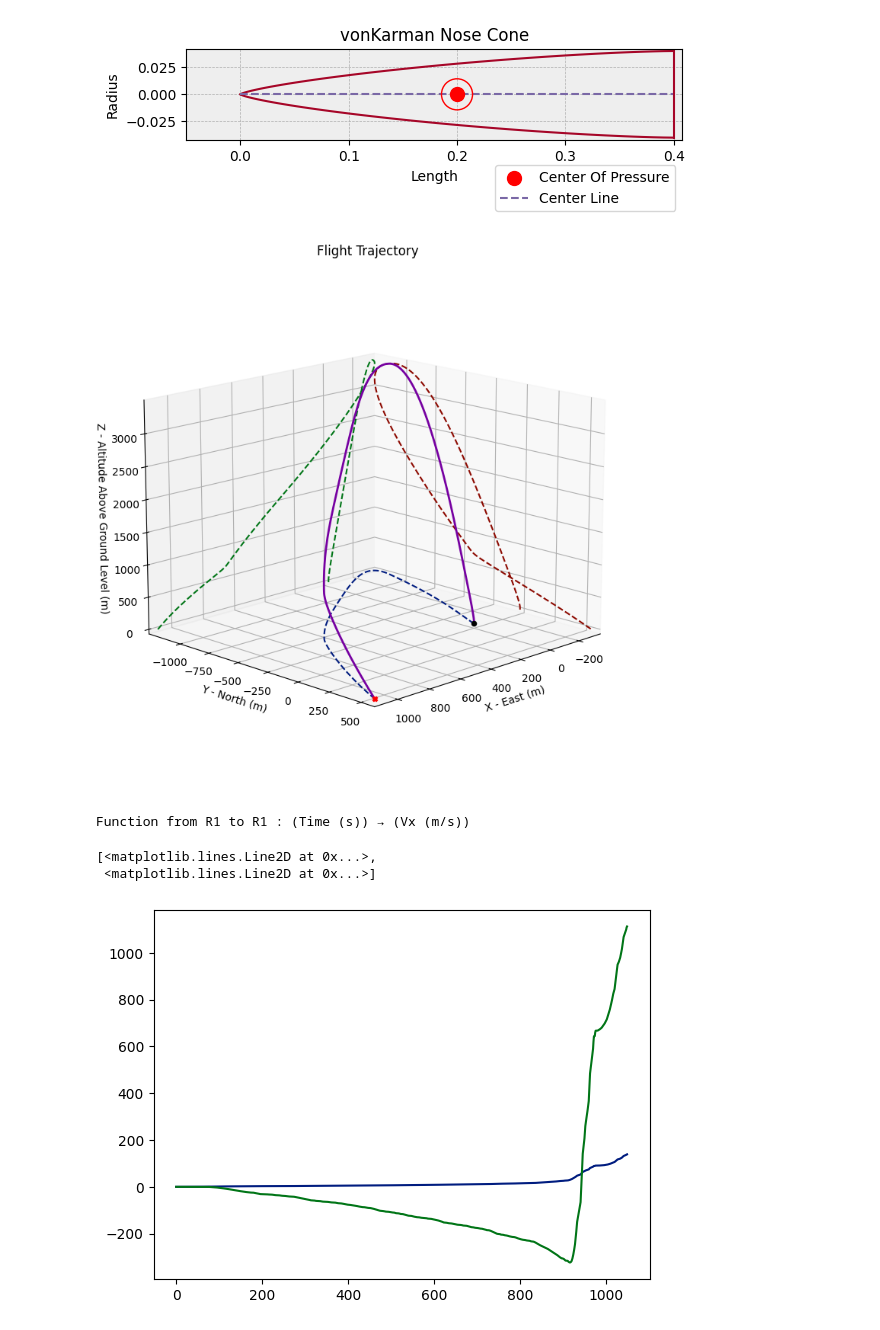
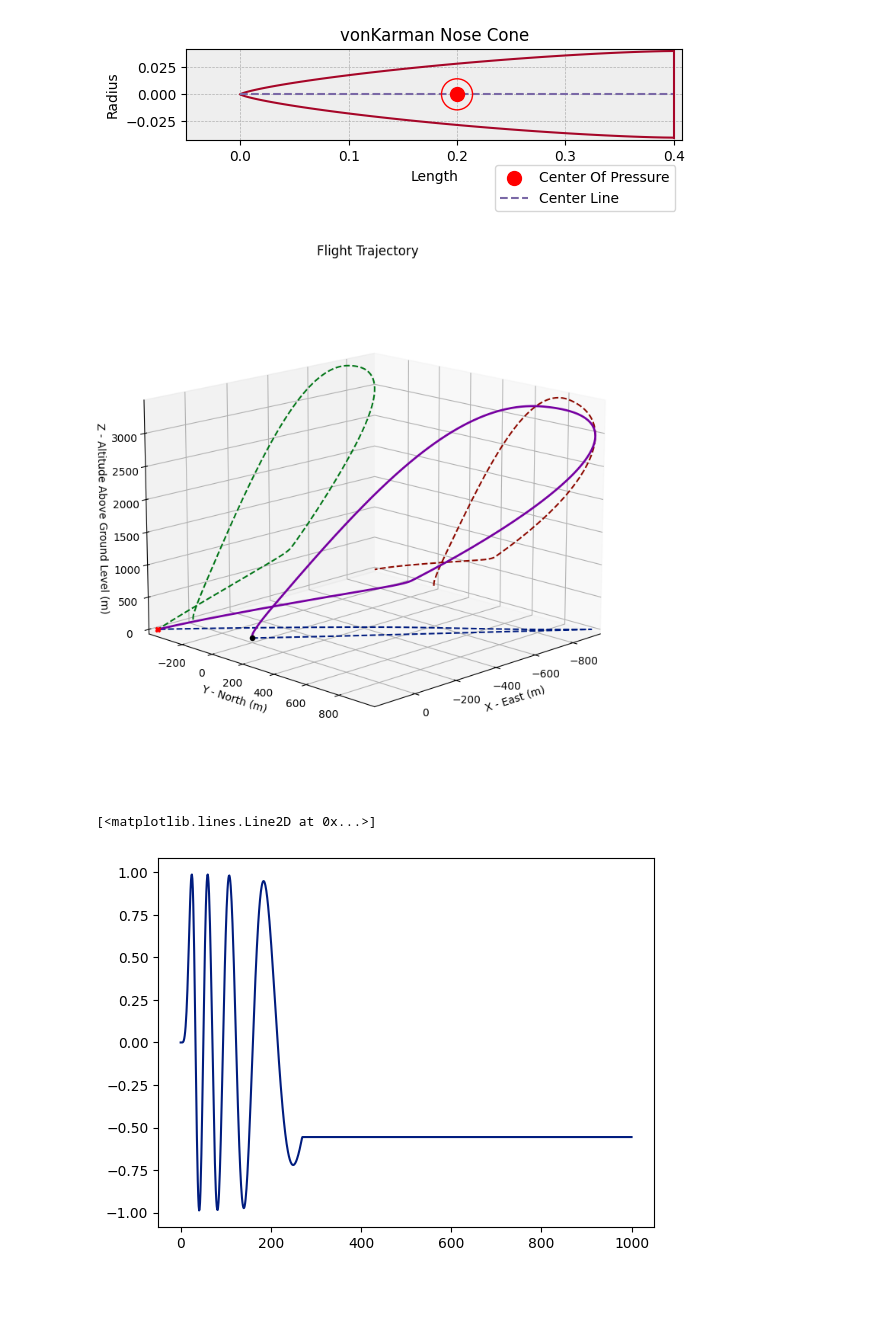
Before and after one commit to JackJohnston02/apogee-prediction, a Jupyter notebook: rocketPy/NAV_Regulus_testdata.ipynb, the cells around one changed output. Drawn from its saved outputs; the diff is of its cells as text; code cells hidden in the pictures; blank space fills up the shorter version.

Commit message:
add graphs for the MACH24 CDR

```diff
--- a/rocketPy/NAV_Regulus_testdata.ipynb
+++ b/rocketPy/NAV_Regulus_testdata.ipynb
@@ -73,6 +76,7 @@ fin_set = Regulus.add_trapezoidal_fins(
     tip_chord=0.065,
     span=0.055,
     position=-1.19,
+    cant_angle = 0.1,
 
     airfoil=None,
 ).draw
@@ -119,19 +123,18 @@ rail_length=3,
 inclination=90,
 heading=0
 )
-# %%
-#Plotting
-
-flight.plots.trajectory_3d()
-plot(flight.vx)
-
-plt.plot(flight.x)
-# %% [output]
-[figure, removed]
-Function from R1 to R1 : (Time (s)) → (Vx (m/s))
-[<matplotlib.lines.Line2D at 0x...>,
- <matplotlib.lines.Line2D at 0x...>]
-[figure, removed]
+# %%
+#Plotting
+
+flight.plots.trajectory_3d()
+
+points = [round(i * 0.1, 1) for i in range(0, int(100 / 0.1) + 1)]
+
+plt.plot(flight.e3(points))
+# %% [output]
+[figure, added]
+[<matplotlib.lines.Line2D at 0x...>]
+[figure, added]
 # %%
 print(flight.x(1.5))
 # %% [output]
```
Also changed, not shown: parts of 3 cells of this notebook, 7 other files.
